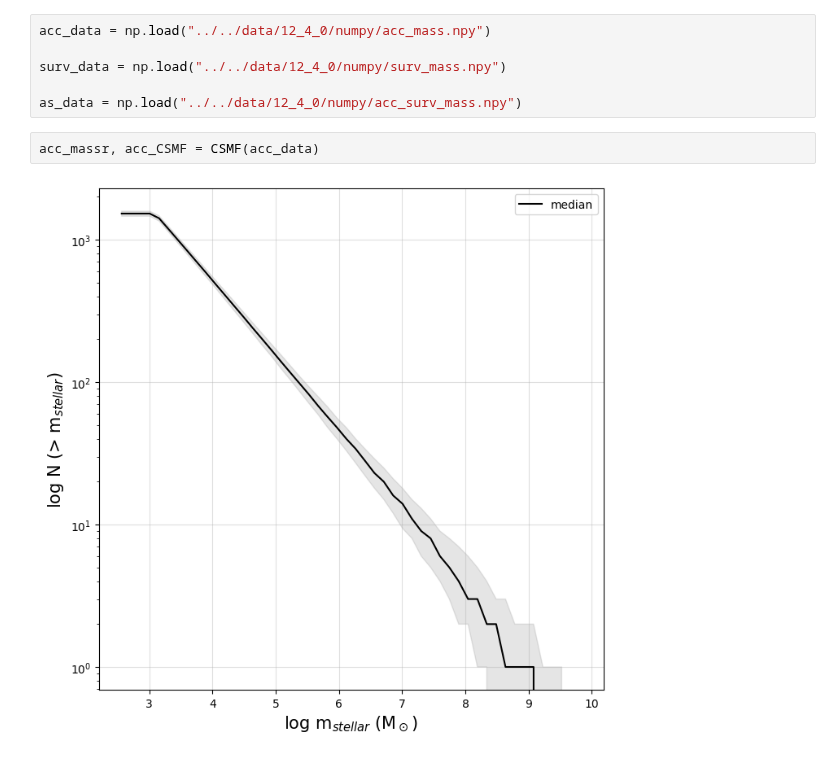
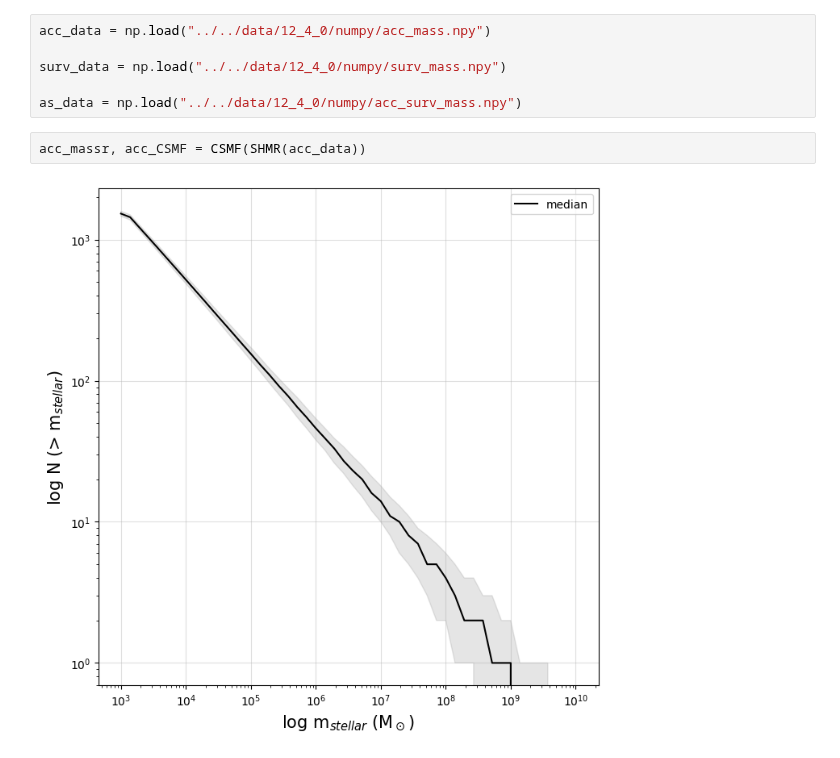
Before and after one commit to jsmonzon/SatGen, a Jupyter notebook: notebooks/CSMF.ipynb, the cells around one changed output. Saved outputs shown, nothing was run; the diff lists cells and outputs as text.

```diff
--- a/notebooks/CSMF.ipynb
+++ b/notebooks/CSMF.ipynb
@@ -32,7 +19,7 @@ surv_data = np.load("../../data/12_4_0/numpy/surv_mass.npy")
 
 as_data = np.load("../../data/12_4_0/numpy/acc_surv_mass.npy")
 # %%
-acc_massr, acc_CSMF = CSMF(acc_data)
+acc_massr, acc_CSMF = CSMF(SHMR(acc_data))
 # %% [output]
-[figure, old version]
+[figure, new version]
 # %%
```
Also changed, not shown: parts of 4 cells of this notebook.
